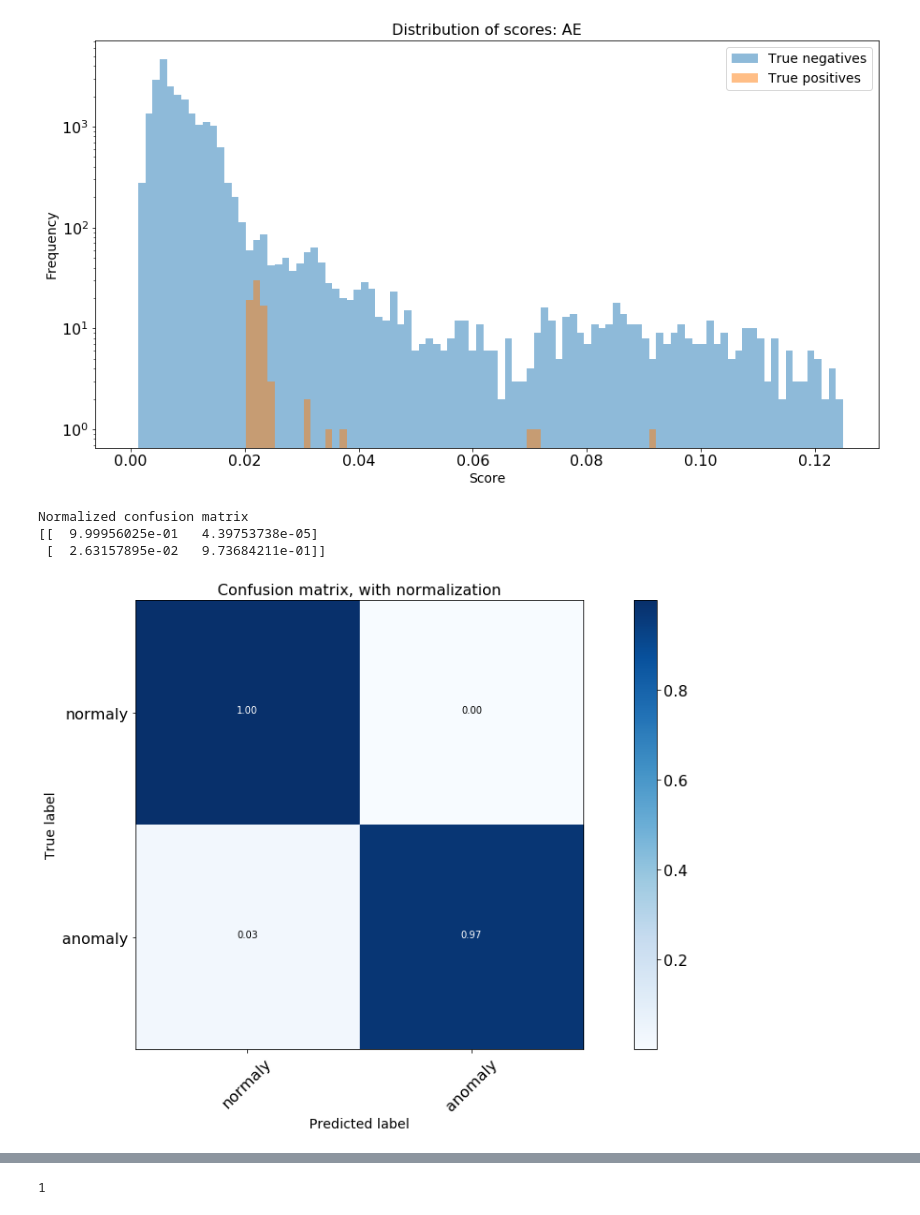
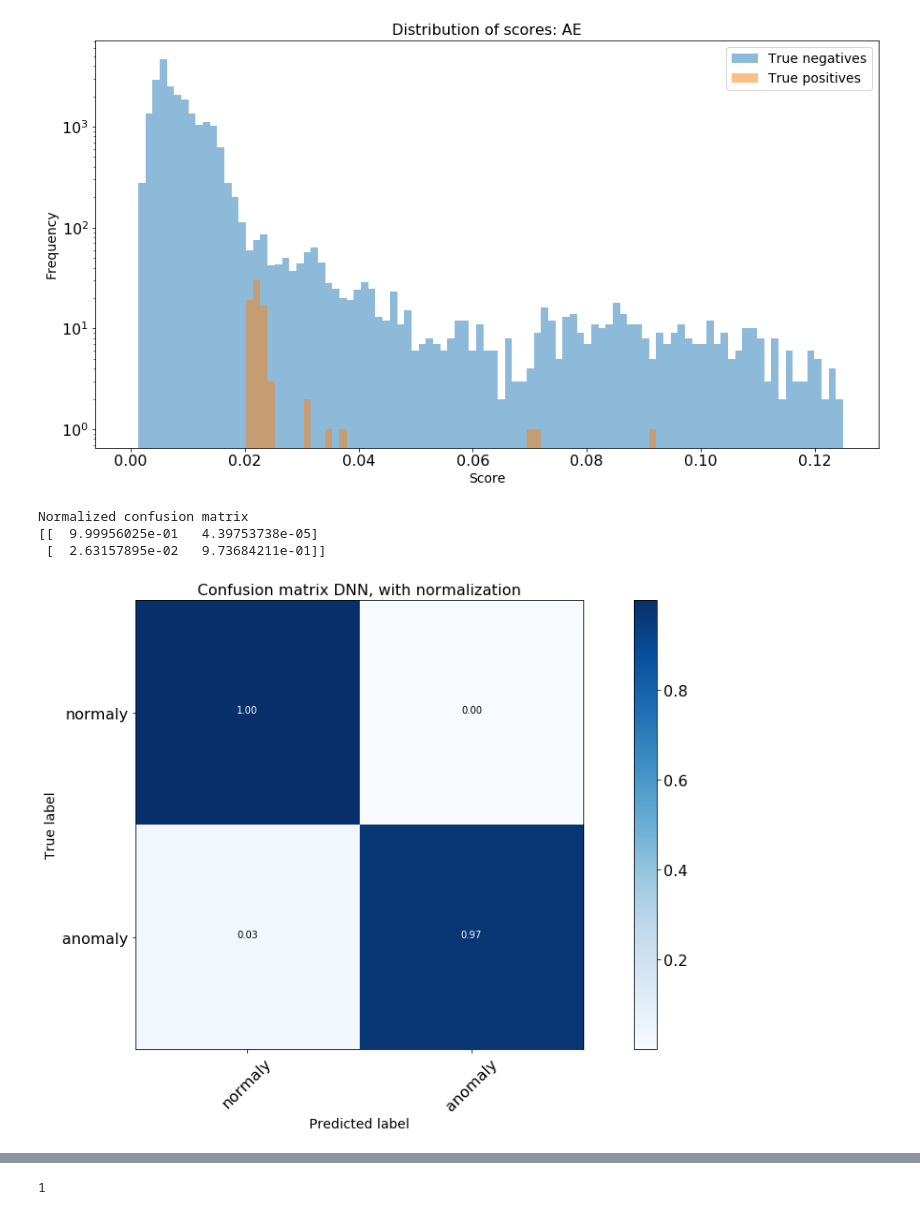
Before and after one commit to merveince92/RPCTriggerRateMonitoringWithML, a Jupyter notebook: inst_lumi_extractor.ipynb, the cells around one changed output, grey strips where cells are left out. Drawn from its saved outputs; the diff is of its cells as text; code cells hidden in the pictures.

```diff
--- a/inst_lumi_extractor.ipynb
+++ b/inst_lumi_extractor.ipynb
@@ -1023,18 +1023,18 @@ def plot_confusion_matrix(cm, classes,
 # %%
 threshold = 0.5
 y_pred = 2*(layers_test["ann_score"] > threshold)-1
 layers_test["score"] = 2*(layers_test["score"] > threshold)-1
 
 cnf_matrix = confusion_matrix(layers_test["score"], y_pred)
 # Plot non-normalized confusion matrix
 plt.figure()
 plot_confusion_matrix(cnf_matrix, classes=["normaly","anomaly"], normalize=True,
-                      title='Confusion matrix, with normalization')
+                      title='Confusion matrix DNN, with normalization')
 # %% [output]
 Normalized confusion matrix
 [[  9.99956025e-01   4.39753738e-05]
  [  2.63157895e-02   9.73684211e-01]]
-[figure, old version]
+[figure, new version]
 # %%
 threshold = 0.02
 y_pred = 2*(layers_test["cae_score"] > threshold)-1
```
Also changed, not shown: parts of 15 cells of this notebook.
